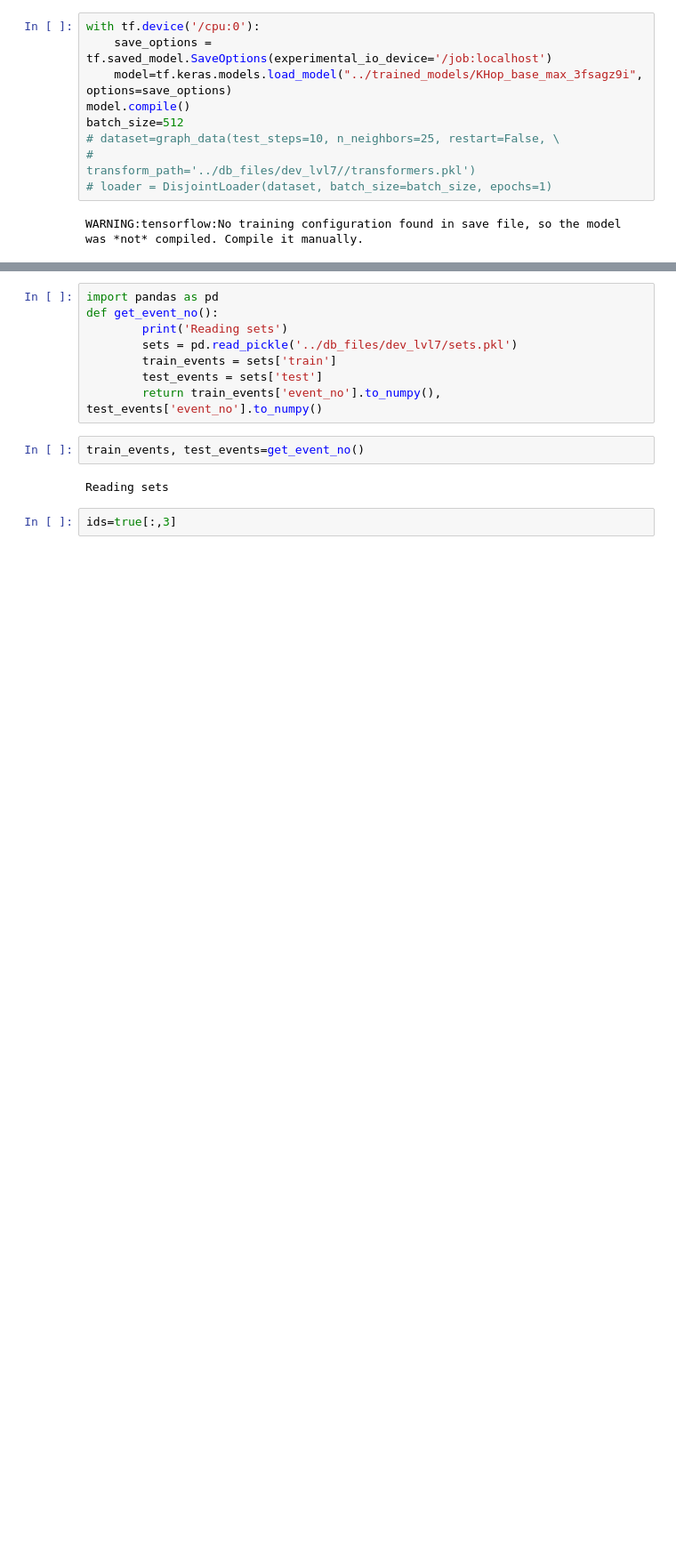
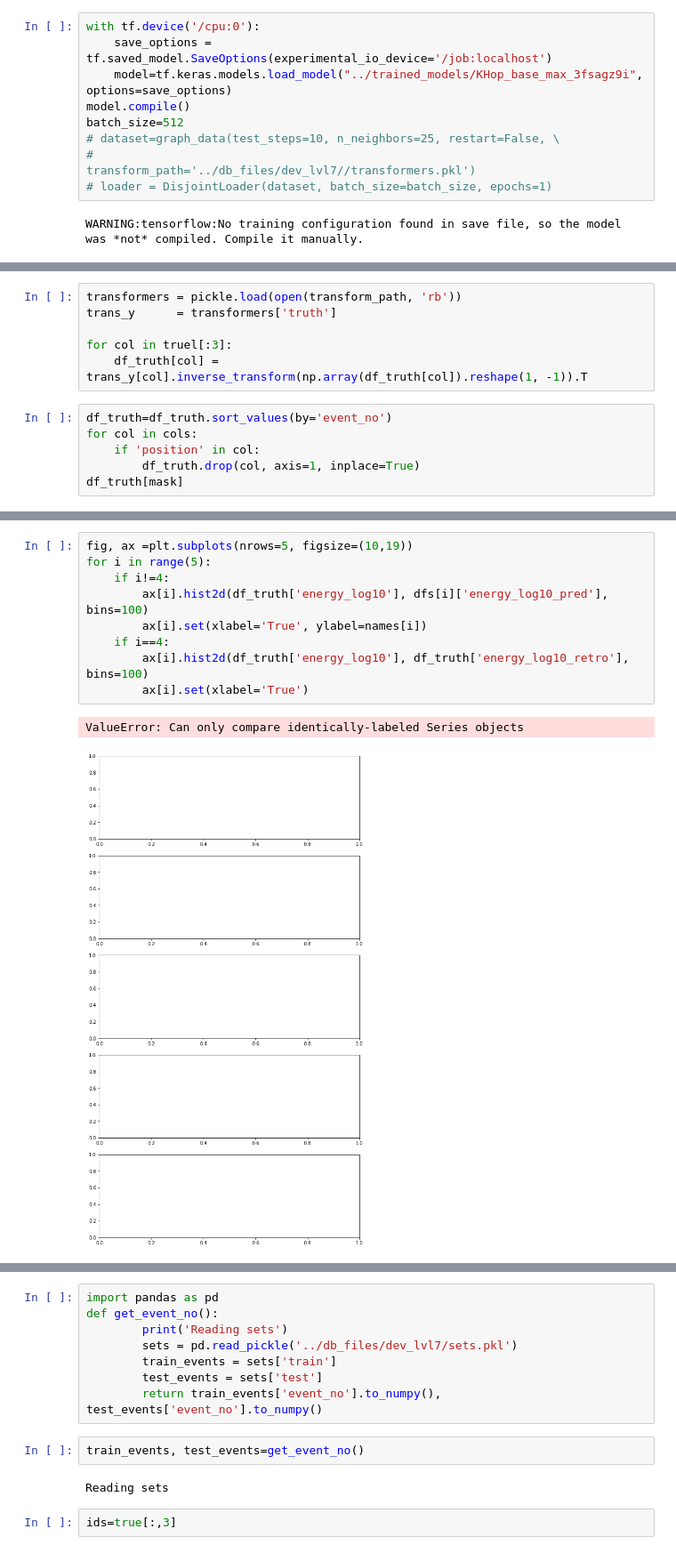
Before and after one commit to astrockragh/IceCube, a Jupyter notebook: model_eval/kappa_improvement.ipynb, the cells around one changed output, grey strips where cells are left out. Shown at 89% size. Cells and saved outputs as stored; diff of their text form; blank space fills up the shorter version.

```diff
--- a/model_eval/kappa_improvement.ipynb
+++ b/model_eval/kappa_improvement.ipynb
@@ -186,0 +247,12 @@ No handles with labels found to put in legend.
+# %%
+transformers = pickle.load(open(transform_path, 'rb'))
+trans_y      = transformers['truth']
+
+for col in truel[:3]:
+    df_truth[col] = trans_y[col].inverse_transform(np.array(df_truth[col]).reshape(1, -1)).T
+# %%
+df_truth=df_truth.sort_values(by='event_no')
+for col in cols:
+    if 'position' in col:
+        df_truth.drop(col, axis=1, inplace=True)
+df_truth[mask]
@@ -186,0 +273,12 @@ No handles with labels found to put in legend.
+# %%
+fig, ax =plt.subplots(nrows=5, figsize=(10,19))
+for i in range(5):
+    if i!=4:
+        ax[i].hist2d(df_truth['energy_log10'], dfs[i]['energy_log10_pred'], bins=100)
+        ax[i].set(xlabel='True', ylabel=names[i])
+    if i==4:
+        ax[i].hist2d(df_truth['energy_log10'], df_truth['energy_log10_retro'], bins=100)
+        ax[i].set(xlabel='True')
+# %% [output]
+ValueError: Can only compare identically-labeled Series objects
+[figure, added]
```
Also changed, not shown: parts of 49 cells of this notebook, 3 other files.
